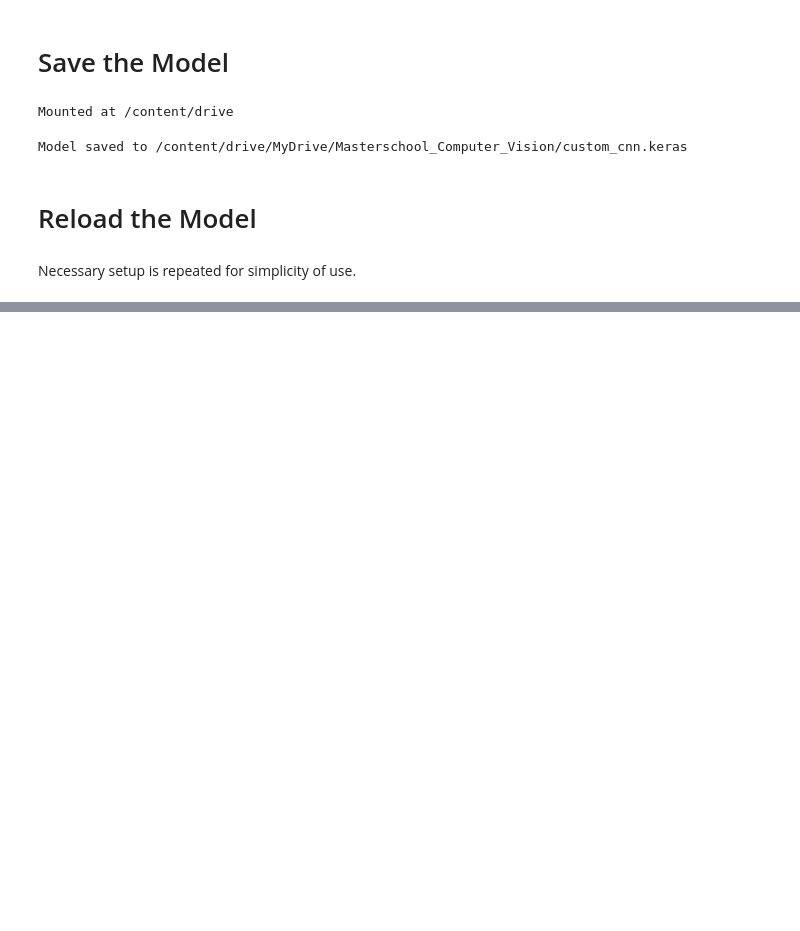
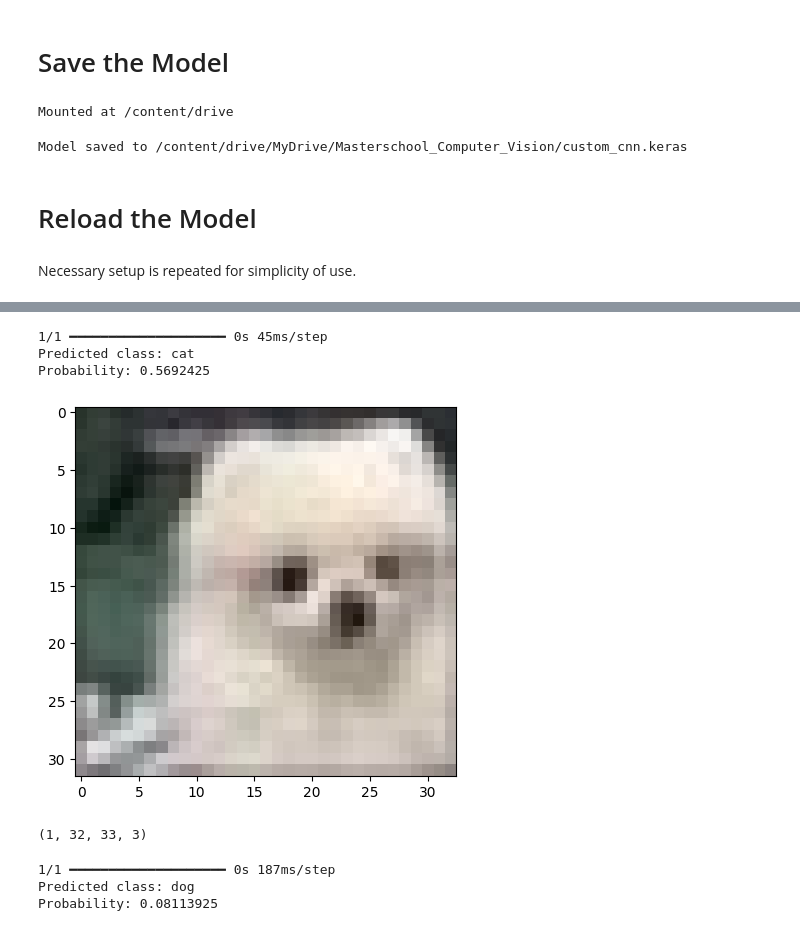
Before and after one commit to JericCantos/CIFAR10-CNN-TransferLearning, a Jupyter notebook: notebooks/CIFAR_10_Image_Classification.ipynb, the cells around one changed output, grey strips where cells are left out. Cells and saved outputs as stored; diff of their text form; code cells hidden in the pictures; blank space fills up the shorter version.

```diff
--- a/notebooks/CIFAR_10_Image_Classification.ipynb
+++ b/notebooks/CIFAR_10_Image_Classification.ipynb
@@ -668,0 +737,37 @@ custom_cnn = load_model(model_path)
+# %%
+pred = custom_cnn.predict(cat_array)
+predicted_class = np.argmax(pred[0])
+predicted_prob = pred[0][predicted_class]
+print("Predicted class:", classes[predicted_class])
+print("Probability:", predicted_prob)
+# %% [output]
+1/1 ━━━━━━━━━━━━━━━━━━━━ 0s 45ms/step
+Predicted class: cat
+Probability: 0.5692425
+# %%
+
+#read the image
+dog = cv2.imread('dog.jpg')
+dog = cv2.cvtColor(dog, cv2.COLOR_BGR2RGB)
+
+
+#plot using plt
+plt.imshow(dog)
+plt.show()
+# %% [output]
+[figure, added]
+# %%
+dog_array = convert_to_image_array(dog)
+dog_array.shape
+# %% [output]
+(1, 32, 33, 3)
+# %%
+pred2 = custom_cnn.predict(dog_array)
+predicted_class2 = np.argmax(pred2[0])
+predicted_prob2 = pred[0][predicted_class2]
+print("Predicted class:", classes[predicted_class2])
+print("Probability:", predicted_prob2)
+# %% [output]
+1/1 ━━━━━━━━━━━━━━━━━━━━ 0s 187ms/step
+Predicted class: dog
+Probability: 0.08113925
```
Also changed, not shown: parts of 23 cells of this notebook.
